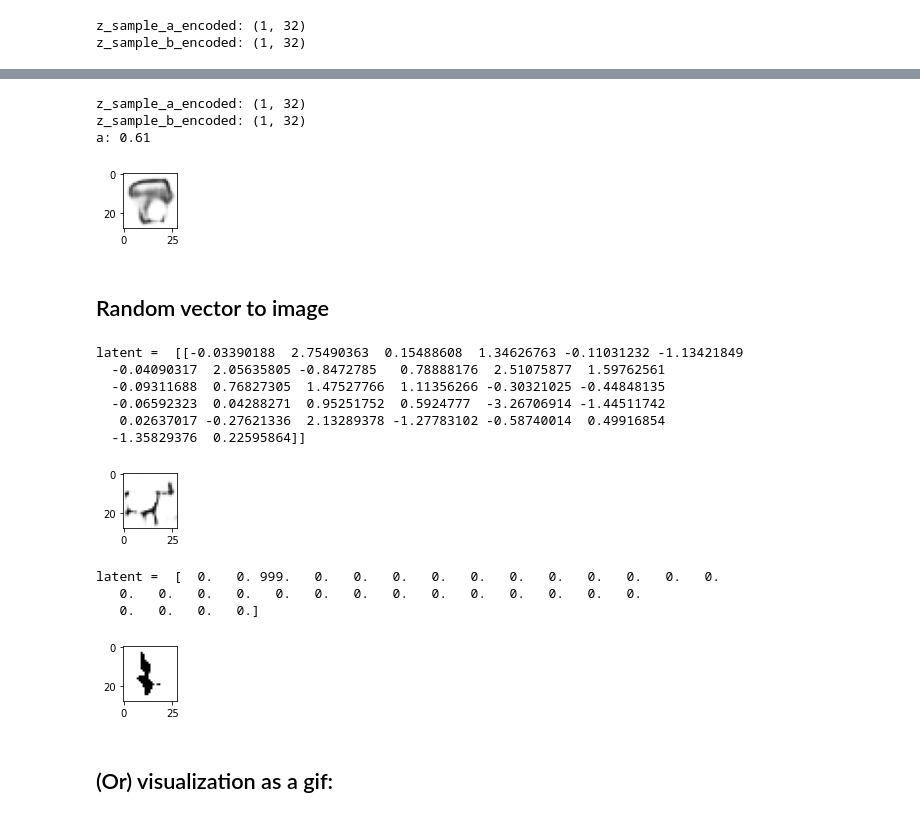
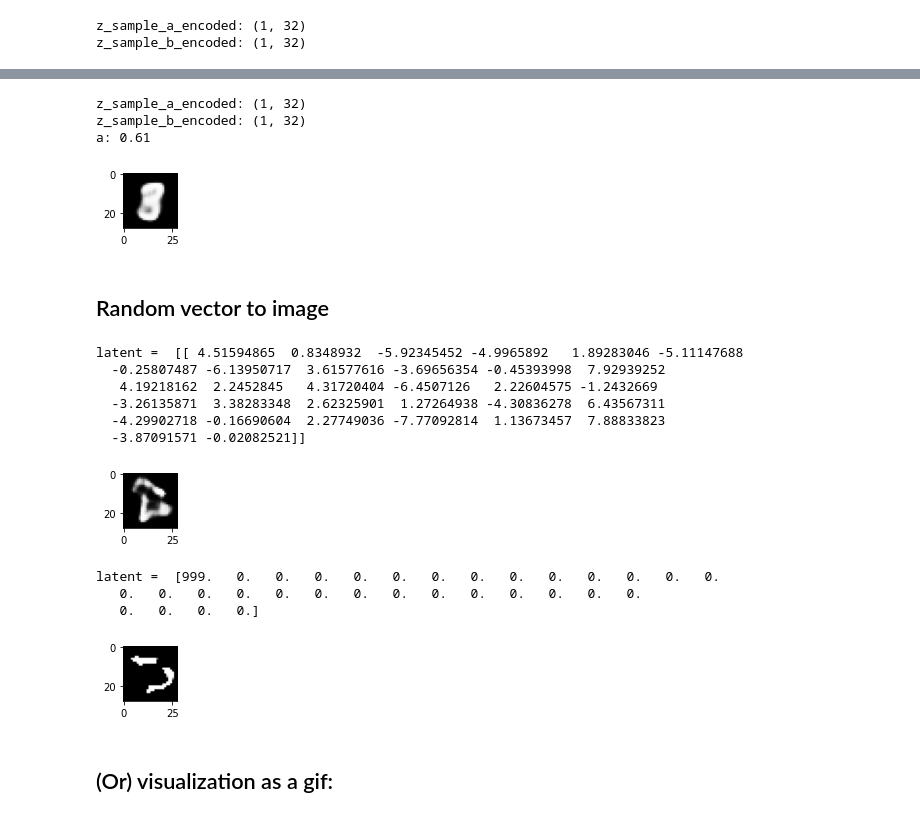
Before and after one commit to previtus/cci_exploring_machine_intelligence, a Jupyter notebook: week05_generative-models/ml05_convolutional_VAE.ipynb, the cells around one changed output, grey strips where cells are left out. Cells and saved outputs as stored; diff of their text form; code cells hidden in the pictures.

```diff
--- a/week05_generative-models/ml05_convolutional_VAE.ipynb
+++ b/week05_generative-models/ml05_convolutional_VAE.ipynb
@@ -317,10 +336,10 @@ def my_load_model(name):
     model.load_weights(name+'.h5')
     return model
 
-#decoder = my_load_model('decoder_mnist')
-#encoder = my_load_model('encoder_mnist')
-decoder = my_load_model('decoder_draw_100ep')
-encoder = my_load_model('encoder_draw_100ep')
+decoder = my_load_model('decoder_mnist')
+encoder = my_load_model('encoder_mnist')
+#decoder = my_load_model('decoder_draw_100ep')
+#encoder = my_load_model('encoder_draw_100ep')
 # %% [markdown]
 ## Inspect one in detail:
 # %%
@@ -445,38 +485,36 @@ for i in range(steps + 1):
 # %%
 #@title Control over the VAE we just trained:
 from IPython.utils import io
 
-first_sample_idx = 0 #@param {type:"integer"}
-second_sample_idx = 2 #@param {type:"integer"}
+first_sample_idx = 200 #@param {type:"integer"}
+second_sample_idx = 5360 #@param {type:"integer"}
 interpolation = 0.61 #@param {type:"slider", min:0.0, max:1.0, step:0.01}
-
-
 
 sample_a = x_test[first_sample_idx] # 2 has a '1'
 z_sample_a_encoded, _, _ = encoder.predict(np.asarray([sample_a]))
 
 sample_b = x_test[second_sample_idx] # 3 has a '0'
 z_sample_b_encoded, _, _ = encoder.predict(np.asarray([sample_b]))
 
 print("z_sample_a_encoded:", z_sample_a_encoded.shape)
 print("z_sample_b_encoded:", z_sample_b_encoded.shape)
 print("a:", interpolation)
 
 z_mix = lerp(z_sample_a_encoded, z_sample_b_encoded, interpolation)
 image = decoder.predict(z_mix) # shape comes as (1,28,28,1)
 image = image.reshape((28,28))
 
 plot_single(image)
 # %% [output]
 z_sample_a_encoded: (1, 32)
 z_sample_b_encoded: (1, 32)
 a: 0.61
-[figure, old version]
+[figure, new version]
 # %% [markdown]
 ## Random vector to image
 # %%
 # Random latent
-latent = np.random.randn(1, 32)
+latent = np.random.randn(1, 32) * 5
 print("latent = ",latent)
 
 image = decoder.predict(latent)
@@ -484,18 +522,18 @@ image = image.reshape((28,28))
 
 plot_single(image)
 # %% [output]
-latent =  [[-0.03390188  2.75490363  0.15488608  1.34626763 -0.11031232 -1.13421849
-  -0.04090317  2.05635805 -0.8472785   0.78888176  2.51075877  1.59762561
-  -0.09311688  0.76827305  1.47527766  1.11356266 -0.30321025 -0.44848135
-  -0.06592323  0.04288271  0.95251752  0.5924777  -3.26706914 -1.44511742
-   0.02637017 -0.27621336  2.13289378 -1.27783102 -0.58740014  0.49916854
-  -1.35829376  0.22595864]]
+latent =  [[ 4.51594865  0.8348932  -5.92345452 -4.9965892   1.89283046 -5.11147688
+  -0.25807487 -6.13950717  3.61577616 -3.69656354 -0.45393998  7.92939252
+   4.19218162  2.2452845   4.31720404 -6.4507126   2.22604575 -1.2432669
+  -3.26135871  3.38283348  2.62325901  1.27264938 -4.30836278  6.43567311
+  -4.29902718 -0.16690604  2.27749036 -7.77092814  1.13673457  7.88833823
+  -3.87091571 -0.02082521]]
-[figure, old version]
+[figure, new version]
 # %%
 # We can try break it ...
 
 latent = np.zeros(32)
-latent[2] = 999.0 # oversaturated?
+latent[0] = 999.0 # oversaturated?
 print("latent = ",latent)
 
 image = decoder.predict(latent.reshape(1,32))
@@ -503,10 +541,10 @@ image = image.reshape((28,28))
 
 plot_single(image)
 # %% [output]
-latent =  [  0.   0. 999.   0.   0.   0.   0.   0.   0.   0.   0.   0.   0.   0.
+latent =  [999.   0.   0.   0.   0.   0.   0.   0.   0.   0.   0.   0.   0.   0.
    0.   0.   0.   0.   0.   0.   0.   0.   0.   0.   0.   0.   0.   0.
    0.   0.   0.   0.]
-[figure, old version]
+[figure, new version]
 # %% [markdown]
 ## (Or) visualization as a gif:
 # %% [markdown]
```
Also changed, not shown: parts of 19 cells of this notebook.
